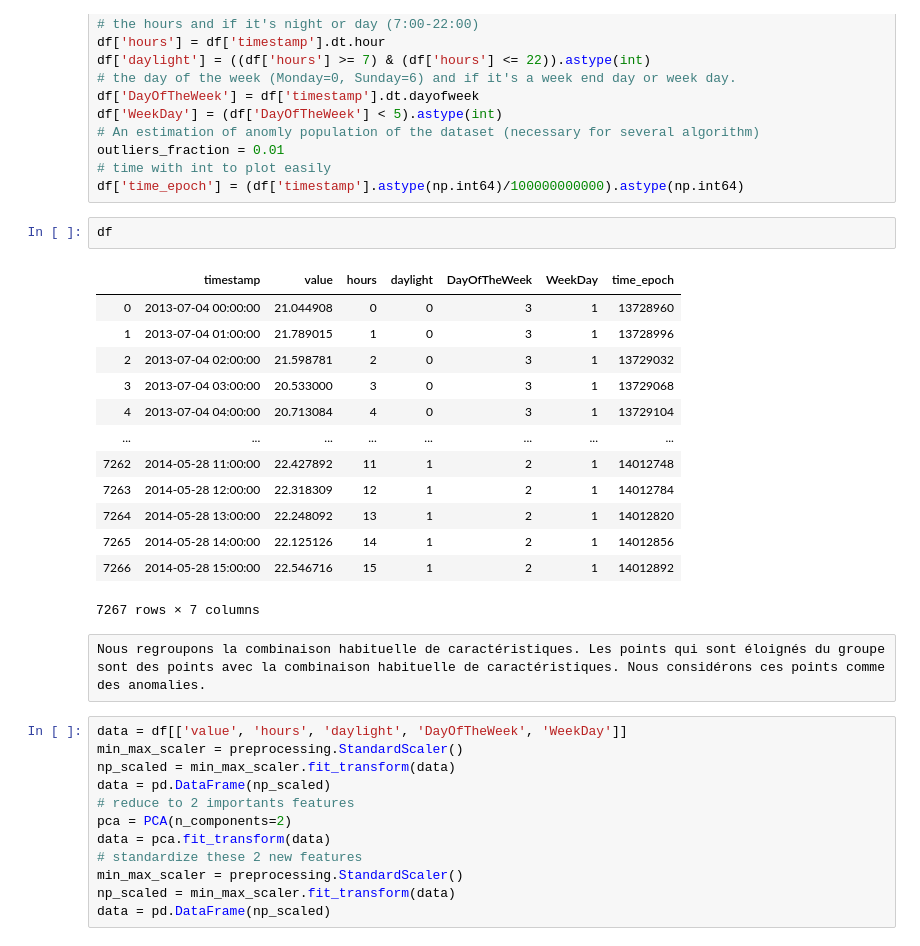
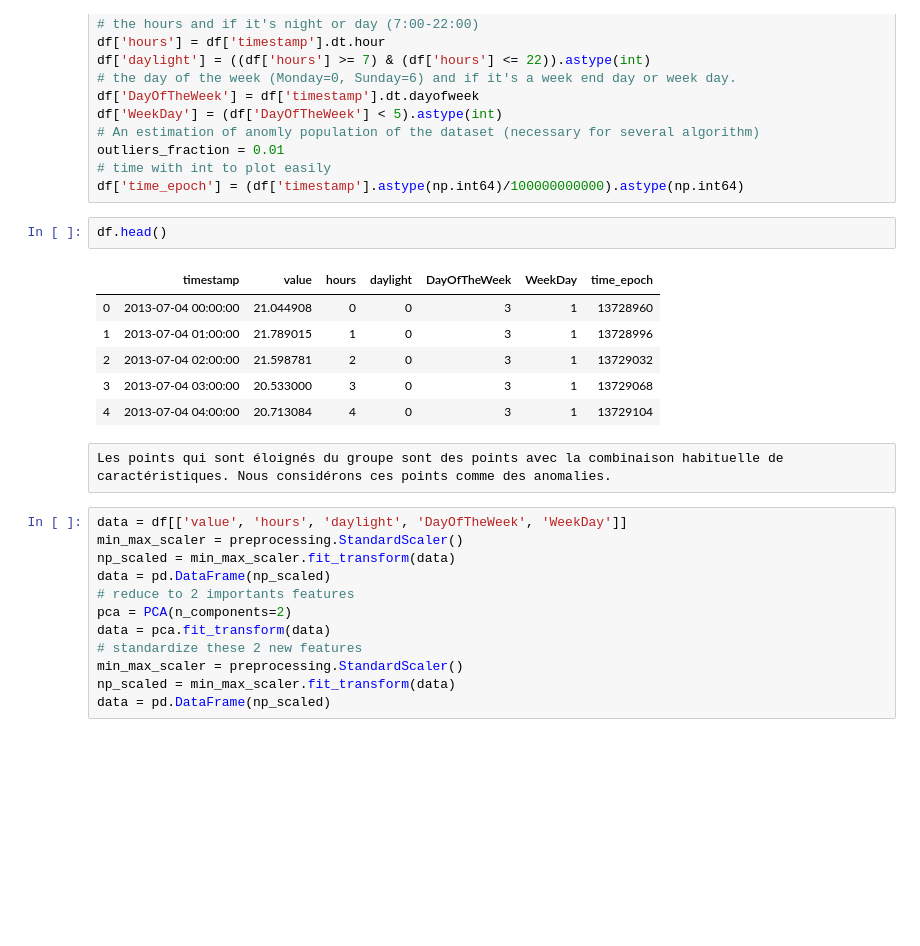
Before and after one commit to MariamSayari/AnomalyDetectionKmeansVersion1-, a Jupyter notebook: anomalyDetection.ipynb, the cells around one changed output. Saved outputs shown, nothing was run; the diff lists cells and outputs as text; blank space fills up the shorter version.

```diff
--- a/anomalyDetection.ipynb
+++ b/anomalyDetection.ipynb
@@ -49,23 +42,16 @@ outliers_fraction = 0.01
 # time with int to plot easily
 df['time_epoch'] = (df['timestamp'].astype(np.int64)/100000000000).astype(np.int64)
 # %%
-df
+df.head()
 # %% [output]
 |  | timestamp | value | hours | daylight | DayOfTheWeek | WeekDay | time_epoch |
 | 0 | 2013-07-04 00:00:00 | 21.044908 | 0 | 0 | 3 | 1 | 13728960 |
 | 1 | 2013-07-04 01:00:00 | 21.789015 | 1 | 0 | 3 | 1 | 13728996 |
 | 2 | 2013-07-04 02:00:00 | 21.598781 | 2 | 0 | 3 | 1 | 13729032 |
 | 3 | 2013-07-04 03:00:00 | 20.533000 | 3 | 0 | 3 | 1 | 13729068 |
 | 4 | 2013-07-04 04:00:00 | 20.713084 | 4 | 0 | 3 | 1 | 13729104 |
-| ... | ... | ... | ... | ... | ... | ... | ... |
-| 7262 | 2014-05-28 11:00:00 | 22.427892 | 11 | 1 | 2 | 1 | 14012748 |
-| 7263 | 2014-05-28 12:00:00 | 22.318309 | 12 | 1 | 2 | 1 | 14012784 |
-| 7264 | 2014-05-28 13:00:00 | 22.248092 | 13 | 1 | 2 | 1 | 14012820 |
-| 7265 | 2014-05-28 14:00:00 | 22.125126 | 14 | 1 | 2 | 1 | 14012856 |
-| 7266 | 2014-05-28 15:00:00 | 22.546716 | 15 | 1 | 2 | 1 | 14012892 |
-7267 rows × 7 columns
 # %% [raw]
-Nous regroupons la combinaison habituelle de caractéristiques. Les points qui sont éloignés du groupe sont des points avec la combinaison habituelle de caractéristiques. Nous considérons ces points comme des anomalies.
+Les points qui sont éloignés du groupe sont des points avec la combinaison habituelle de caractéristiques. Nous considérons ces points comme des anomalies.
 # %%
 data = df[['value', 'hours', 'daylight', 'DayOfTheWeek', 'WeekDay']]
 min_max_scaler = preprocessing.StandardScaler()
```
Also changed, not shown: parts of 68 cells of this notebook, 2 other files.
